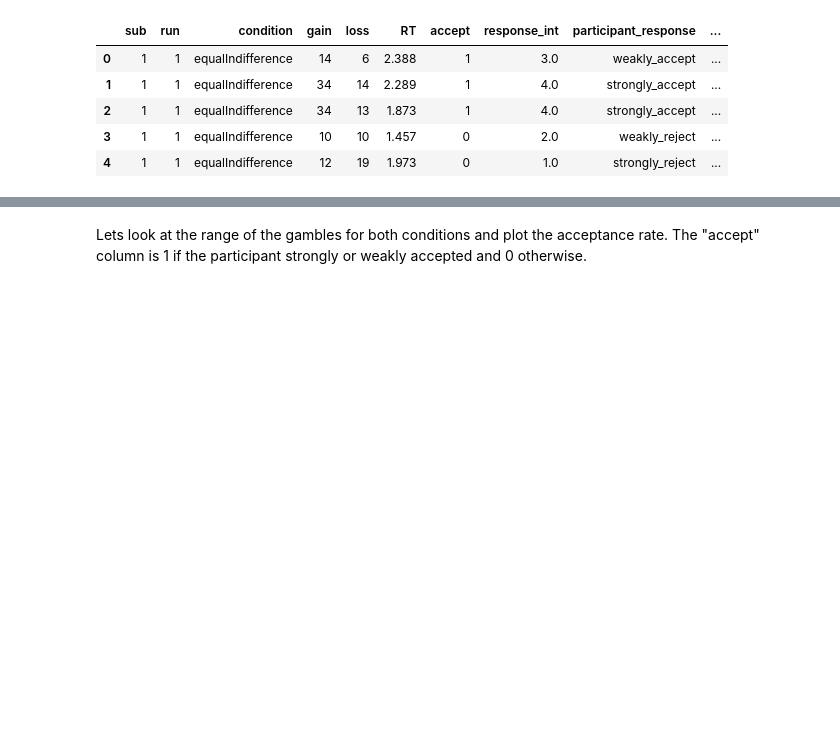
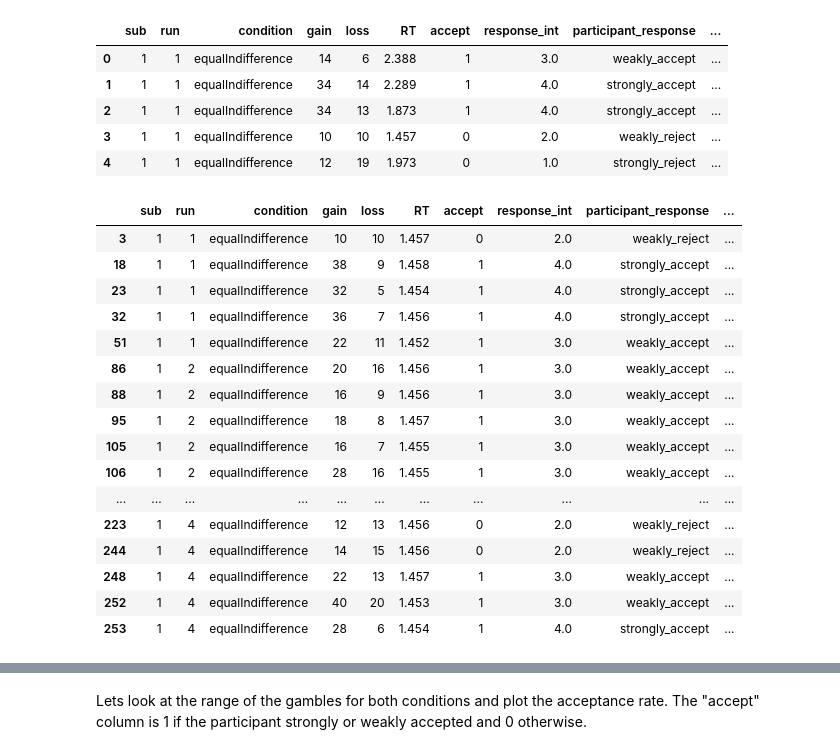
Before and after one commit to GusStgoReyes/riskyneuroarousal, a Jupyter notebook: notebooks/reproducible/0-data.ipynb, the cells around one changed output, grey strips where cells are left out. Saved outputs shown, nothing was run; the diff lists cells and outputs as text; code cells hidden in the pictures; blank space fills up the shorter version.

```diff
--- a/notebooks/reproducible/0-data.ipynb
+++ b/notebooks/reproducible/0-data.ipynb
@@ -26,0 +29,20 @@ data.head()
+# %%
+data.query('sub == 1 & RT > 1.4 & RT < 1.5')
+# %% [output]
+|  | sub | run | condition | gain | loss | RT | accept | response_int | participant_response | ... |
+| 3 | 1 | 1 | equalIndifference | 10 | 10 | 1.457 | 0 | 2.0 | weakly_reject | ... |
+| 18 | 1 | 1 | equalIndifference | 38 | 9 | 1.458 | 1 | 4.0 | strongly_accept | ... |
+| 23 | 1 | 1 | equalIndifference | 32 | 5 | 1.454 | 1 | 4.0 | strongly_accept | ... |
+| 32 | 1 | 1 | equalIndifference | 36 | 7 | 1.456 | 1 | 4.0 | strongly_accept | ... |
+| 51 | 1 | 1 | equalIndifference | 22 | 11 | 1.452 | 1 | 3.0 | weakly_accept | ... |
+| 86 | 1 | 2 | equalIndifference | 20 | 16 | 1.456 | 1 | 3.0 | weakly_accept | ... |
+| 88 | 1 | 2 | equalIndifference | 16 | 9 | 1.456 | 1 | 3.0 | weakly_accept | ... |
+| 95 | 1 | 2 | equalIndifference | 18 | 8 | 1.457 | 1 | 3.0 | weakly_accept | ... |
+| 105 | 1 | 2 | equalIndifference | 16 | 7 | 1.455 | 1 | 3.0 | weakly_accept | ... |
+| 106 | 1 | 2 | equalIndifference | 28 | 16 | 1.455 | 1 | 3.0 | weakly_accept | ... |
+| ... | ... | ... | ... | ... | ... | ... | ... | ... | ... | ... |
+| 223 | 1 | 4 | equalIndifference | 12 | 13 | 1.456 | 0 | 2.0 | weakly_reject | ... |
+| 244 | 1 | 4 | equalIndifference | 14 | 15 | 1.456 | 0 | 2.0 | weakly_reject | ... |
+| 248 | 1 | 4 | equalIndifference | 22 | 13 | 1.457 | 1 | 3.0 | weakly_accept | ... |
+| 252 | 1 | 4 | equalIndifference | 40 | 20 | 1.453 | 1 | 3.0 | weakly_accept | ... |
+| 253 | 1 | 4 | equalIndifference | 28 | 6 | 1.454 | 1 | 4.0 | strongly_accept | ... |
```
Also changed, not shown: parts of 3 cells of this notebook, 4 other files.
